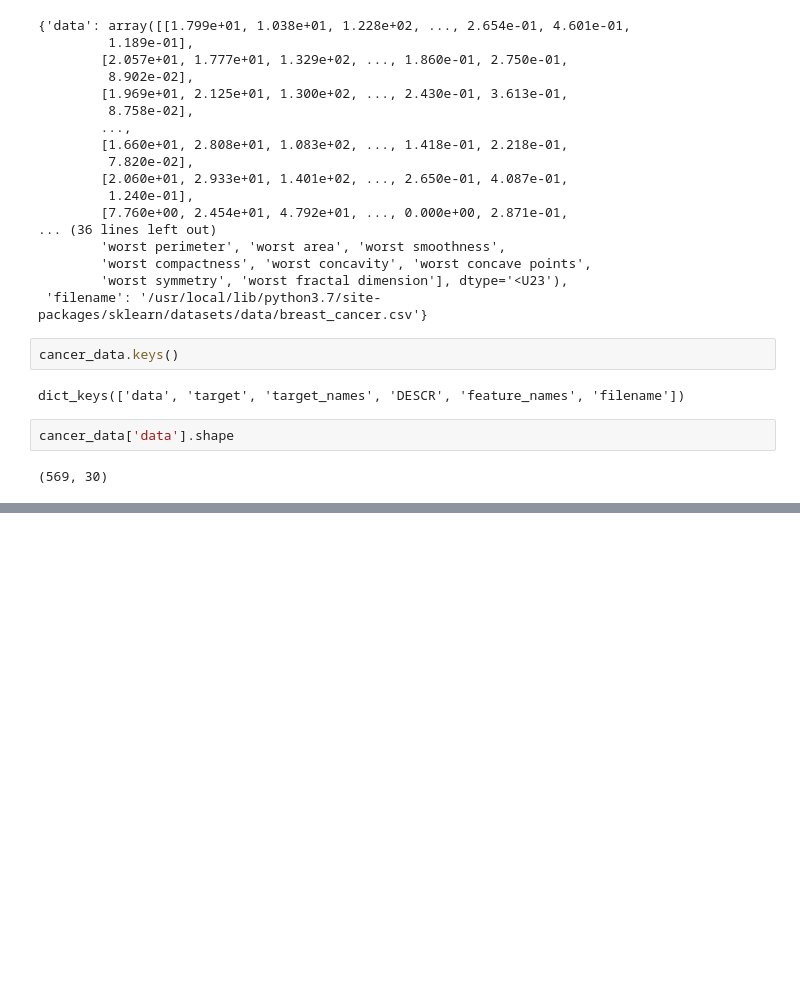
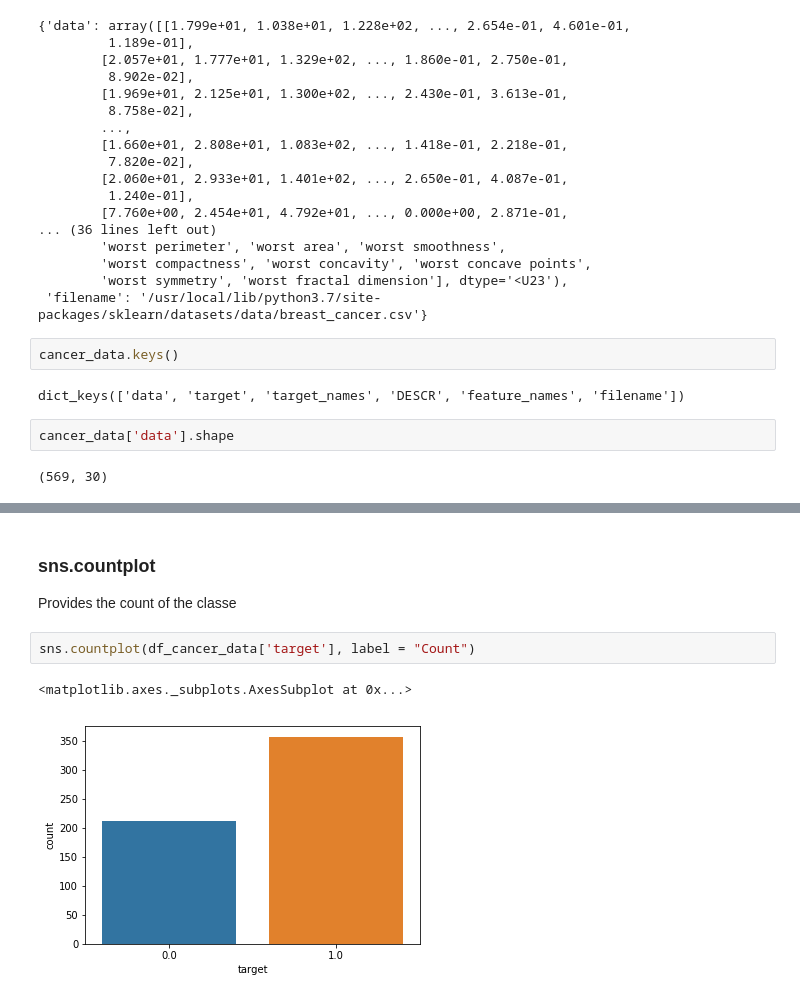
Before and after one commit to amkurian/breast-cancer-classification, a Jupyter notebook: Breast_Cancer_Classification.ipynb, the cells around one changed output, grey strips where cells are left out. Cells and saved outputs as stored; diff of their text form; blank space fills up the shorter version.

```diff
--- a/Breast_Cancer_Classification.ipynb
+++ b/Breast_Cancer_Classification.ipynb
@@ -73,0 +99,8 @@ cancer_data['data'].shape
+# %% [markdown]
+### sns.countplot
+Provides the count of the classe
+# %%
+sns.countplot(df_cancer_data['target'], label = "Count")
+# %% [output]
+<matplotlib.axes._subplots.AxesSubplot at 0x...>
+[figure, added]
```
Also changed, not shown: parts of 9 cells of this notebook.
